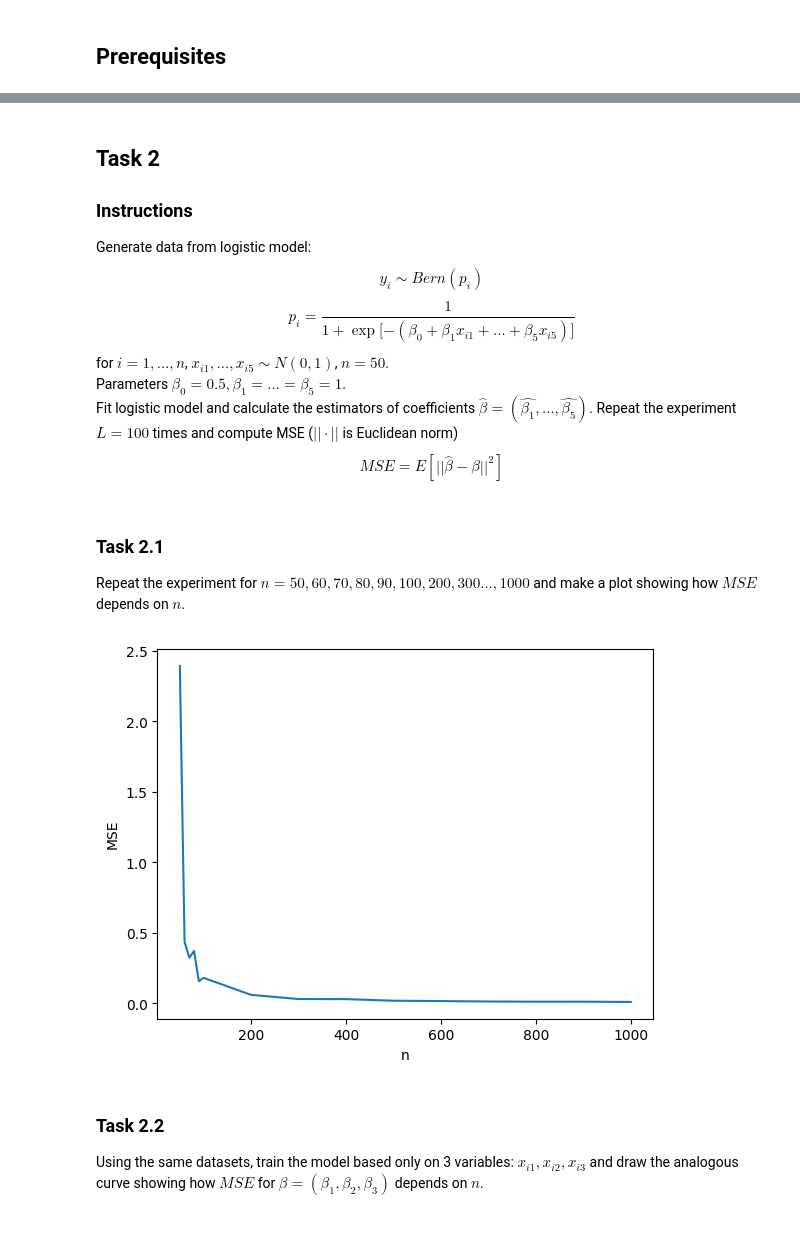
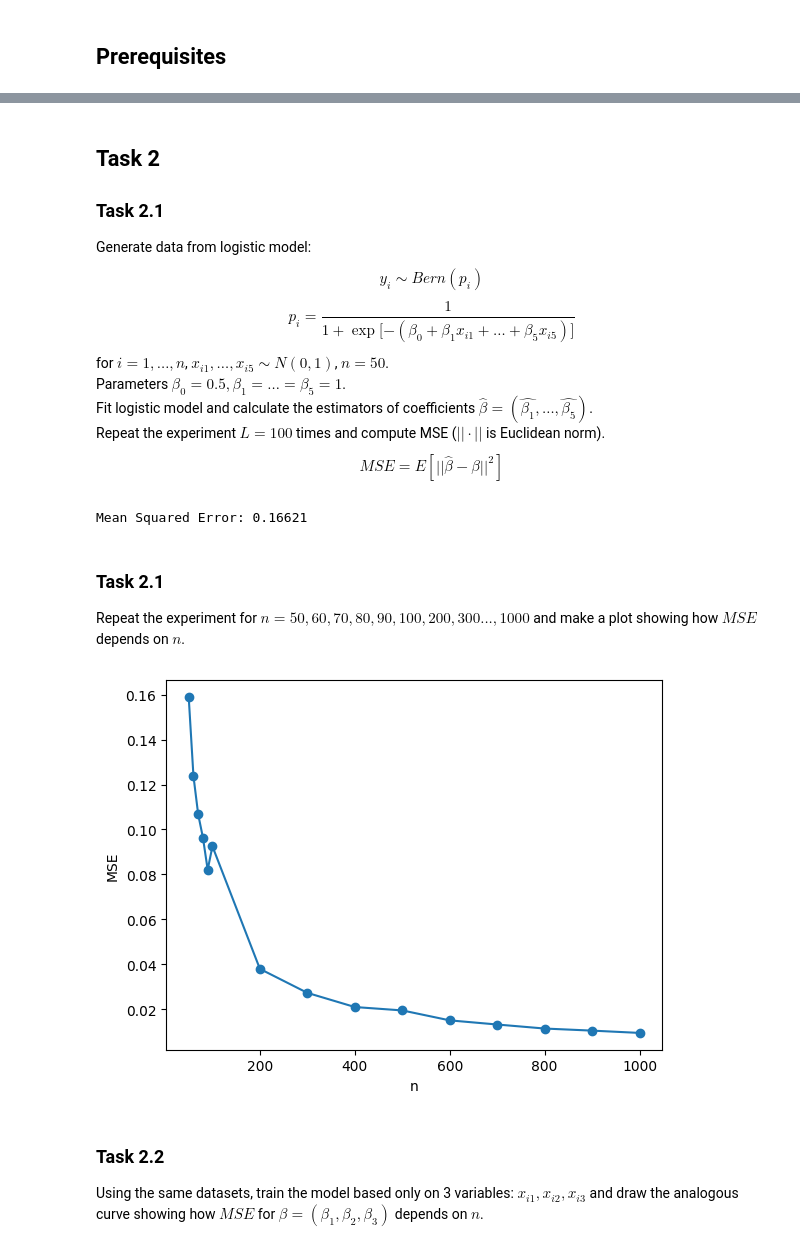
Before and after one commit to FilipKolodziejczyk/advanced-ml, a Jupyter notebook: lab2/lab2.ipynb, the cells around one changed output, grey strips where cells are left out. Saved outputs shown, nothing was run; the diff lists cells and outputs as text; code cells hidden in the pictures.

```diff
--- a/lab2/lab2.ipynb
+++ b/lab2/lab2.ipynb
@@ -24,7 +148,7 @@ $$\hat{\Beta}, \hat{\Beta_0} = \argmax_{\beta, \beta_0} [-L(\beta, \beta_0) + \l
 # %% [markdown]
 ## Task 2
 
-### Instructions
+### Task 2.1
 
 Generate data from logistic model:
 $$y_i \sim Bern(p_i)$$
@@ -32,55 +156,68 @@ $$p_i = \frac{1}{1 + \exp{[-(\beta_0 + \beta_1 x_{i1} + \dots + \beta_5 x_{i5})}
 for $i = 1, \dots, n$, $x_{i1}, \dots, x_{i5} \sim N(0,1)$, $n = 50$.
 Parameters $\beta_0 = 0.5, \beta_1 = \dots = \beta_5 = 1$.
 Fit logistic model and calculate the estimators of coefficients $\hat{\beta} = (\hat{\beta_1}, \dots, \hat{\beta_5})$.
-Repeat the experiment $L = 100$ times and compute MSE ($||\cdot||$ is Euclidean norm)
+Repeat the experiment $L = 100$ times and compute MSE ($||\cdot||$ is Euclidean norm).
 $$MSE = E[||\hat{\beta} - \beta||^2]$$
 # %%
 b0 = 0.5
 b = np.ones(5)
-L = 100  # number of experiment repetitions
+L = 100
 
 
-def generate_data(n) -> tuple[np.array, np.array]:
+def generate_data(n=50) -> tuple[np.array, np.array]:
     def _p(x: np.array) -> float:
-        denom = 1 + np.exp(-b0 - np.dot(b, x))
+        denom = 1 + np.exp(-(b0 + x @ b))
         return 1 / denom
 
     def _y(p: float) -> int:
         return np.random.binomial(1, p)
 
-    X = np.random.normal(size=(n, 5))
-    y = np.array([_y(_p(x)) for x in X])
+    X = np.random.normal(0, 1, size=(n, 5))
+    y = _y(_p(X))
     return X, y
 
 
-def experiment(X: np.array, y: np.array) -> np.array:
-    model = LogisticRegression(C=1000)
+def experiment(X: np.array, y: np.array, C: int = 1) -> np.array:
+    model = LogisticRegression(C=C)
     model.fit(X, y)
-    b_approx = model.coef_
-    return b_approx
+    return mean_squared_error(b[:(X.shape[1])], model.coef_[0])
+
+
+data = [generate_data() for _ in range(L)]
+X = np.array([d[0] for d in data])
+y = np.array([d[1] for d in data])
+
+MSEs = np.array([experiment(X[i], y[i]) for i in range(L)])
+mean = np.mean(MSEs)
+print(f"Mean Squared Error: {mean:.5f}")
+# %% [output]
+Mean Squared Error: 0.16621
 # %% [markdown]
 ### Task 2.1
 
 Repeat the experiment for $n = 50, 60, 70, 80, 90, 100, 200, 300 . . . , 1000$ and make a plot showing how $MSE$ depends on $n$.
 # %%
-# Generate sequence from 50 to 100 by 10 and concat with sequence from 200 to 1000 by 100
 n_values = np.concatenate([np.arange(50, 100, 10), np.arange(100, 1001, 100)])
 
-mse_values = []
+X_list = []
+y_list = []
+for n in n_values:
+    data = [generate_data(n) for _ in range(L)]
+    X_list.append(np.array([d[0] for d in data]))
+    y_list.append(np.array([d[1] for d in data]))
 
-data = [generate_data(n) for _ in range(L) for n in n_values]
-for n in n_values:
-    b_approx = np.array([experiment(n) for _ in range(L)])
-    mse = np.mean((b_approx - b)**2)
-    mse_values.append(mse)
+mse_means = []
+for X, y in zip(X_list, y_list):
+    MSEs = np.array([experiment(X[i], y[i]) for i in range(L)])
+    mse_means.append(np.mean(MSEs))
 
 # plot
-plt.plot(n_values, mse_values)
+plt.plot(n_values, mse_means, marker='o')
 plt.xlabel('n')
 plt.ylabel('MSE')
 plt.show()
 # %% [output]
-[figure, old version]
+[figure, new version]
 # %% [markdown]
 ### Task 2.2
 
```
Also changed, not shown: parts of 13 cells of this notebook, 1 other file.
